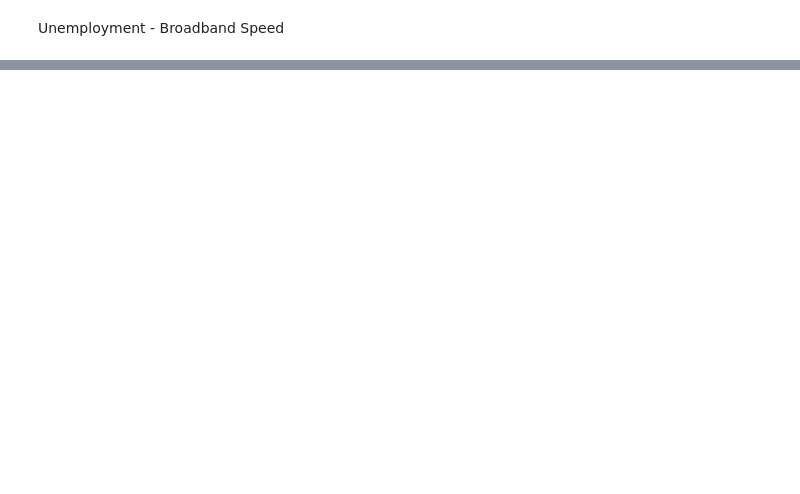
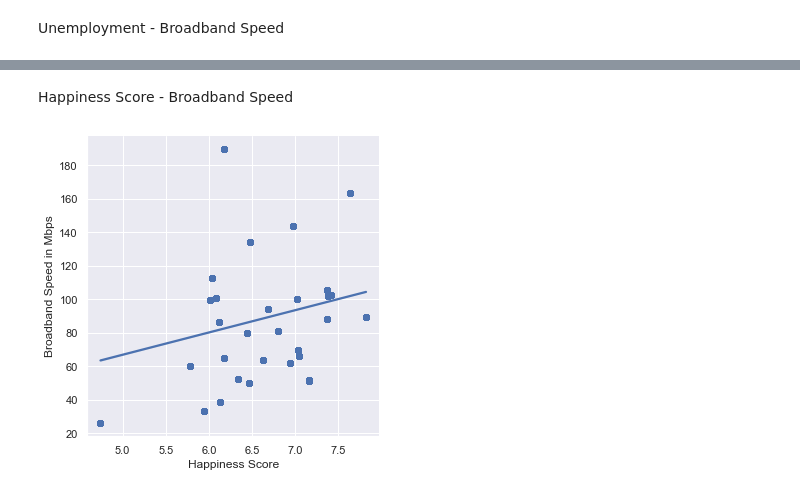
Before and after one commit to Gr4ph1xZ/DataAnalysisAndMachineLearningInternetSpeed, a Jupyter notebook: python/notebook.ipynb, the cells around one changed output, grey strips where cells are left out. Cells and saved outputs as stored; diff of their text form; code cells hidden in the pictures; blank space fills up the shorter version.

```diff
--- a/python/notebook.ipynb
+++ b/python/notebook.ipynb
@@ -125,0 +169,10 @@ plt.show()
+# %% [markdown]
+Happiness Score - Broadband Speed
+# %%
+plotBroadBand = sns.lmplot(x="HappinessScore2022", y="BroadbandSpeed", data=dataset)
+plotBroadBand.set_xlabels('Happiness Score')
+plotBroadBand.set_ylabels('Broadband Speed in Mbps')
+plotBroadBand.savefig(r'..\output\Happiness Score - Broadband Speed.png')
+plt.show()
+# %% [output]
+[figure, added]
```
Also changed, not shown: parts of 13 cells of this notebook, 2 other files.
